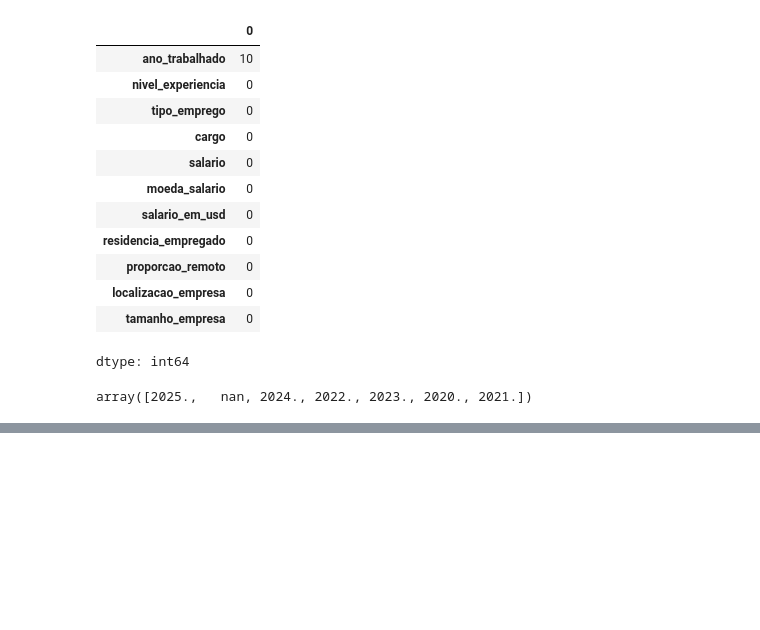
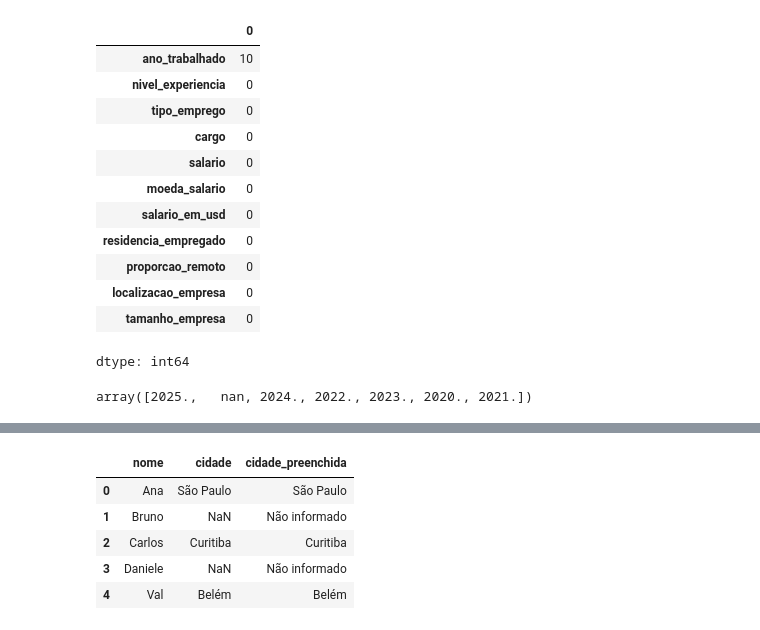
Before and after one commit to Xavier-sa/aprendizado, a Jupyter notebook: ALURA/Aula_1_Imersão_dados_com_python.ipynb, the cells around one changed output, grey strips where cells are left out. Saved outputs shown, nothing was run; the diff lists cells and outputs as text; code cells hidden in the pictures; blank space fills up the shorter version.

```diff
--- a/ALURA/Aula_1_Imersão_dados_com_python.ipynb
+++ b/ALURA/Aula_1_Imersão_dados_com_python.ipynb
@@ -255,0 +290,16 @@ array([2025.,   nan, 2024., 2022., 2023., 2020., 2021.])
+# %%
+
+df_cidades = pd.DataFrame({
+    'nome': ["Ana", "Bruno", "Carlos", "Daniele", "Val"],
+    'cidade': ["São Paulo", np.nan, "Curitiba", np.nan, "Belém"]
+})
+
+df_cidades['cidade_preenchida'] = df_cidades["cidade"].fillna("Não informado")
+display(df_cidades)
+# %% [output]
+|  | nome | cidade | cidade_preenchida |
+| 0 | Ana | São Paulo | São Paulo |
+| 1 | Bruno | NaN | Não informado |
+| 2 | Carlos | Curitiba | Curitiba |
+| 3 | Daniele | NaN | Não informado |
+| 4 | Val | Belém | Belém |
```
Also changed, not shown: parts of 9 cells of this notebook.
